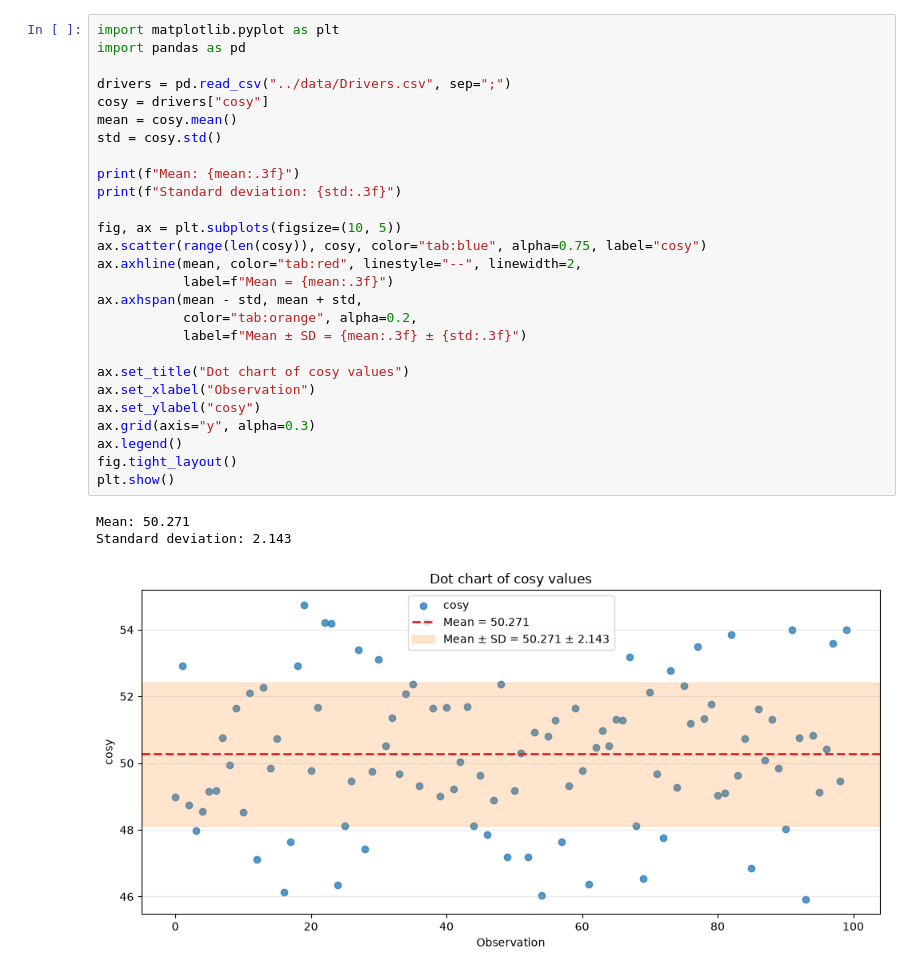
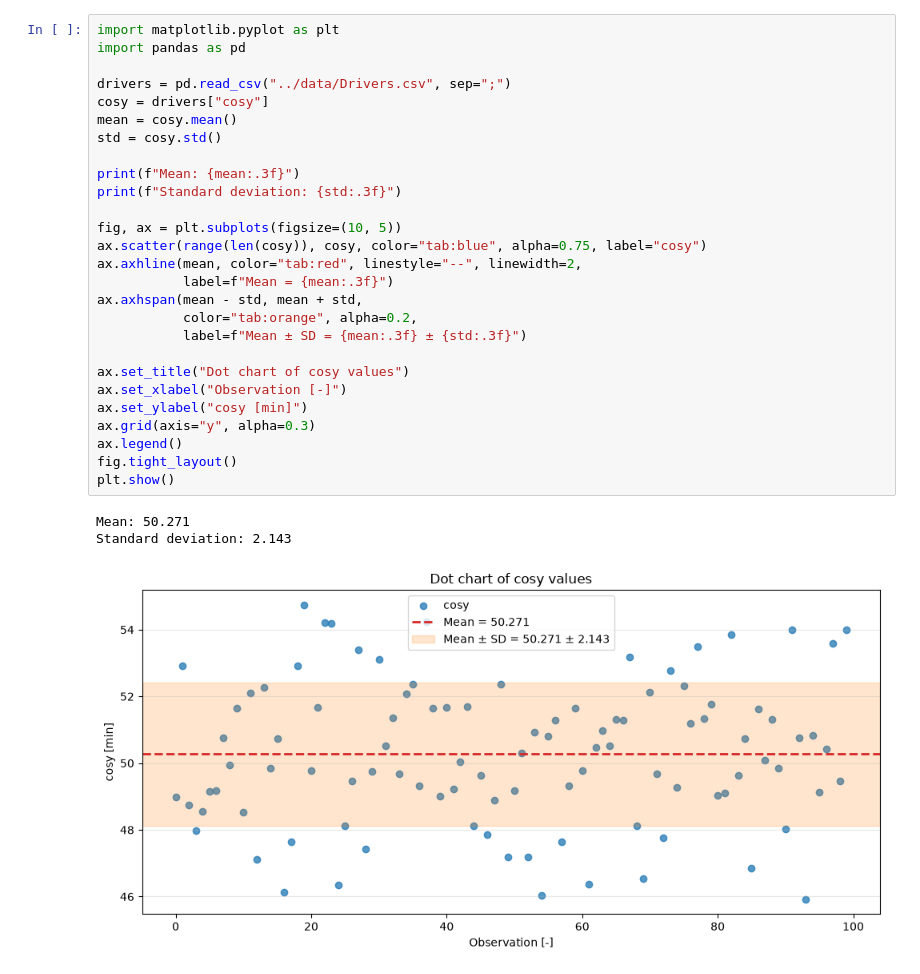
Before and after one commit to yunu5b/Exercises, a Jupyter notebook: exercise_1/exercise1.ipynb, the cells around one changed output. Saved outputs shown, nothing was run; the diff lists cells and outputs as text.

```diff
--- a/exercise_1/exercise1.ipynb
+++ b/exercise_1/exercise1.ipynb
@@ -1,31 +1,31 @@
 # %%
 import matplotlib.pyplot as plt
 import pandas as pd
 
 drivers = pd.read_csv("../data/Drivers.csv", sep=";")
 cosy = drivers["cosy"]
 mean = cosy.mean()
 std = cosy.std()
 
 print(f"Mean: {mean:.3f}")
 print(f"Standard deviation: {std:.3f}")
 
 fig, ax = plt.subplots(figsize=(10, 5))
 ax.scatter(range(len(cosy)), cosy, color="tab:blue", alpha=0.75, label="cosy")
 ax.axhline(mean, color="tab:red", linestyle="--", linewidth=2,
            label=f"Mean = {mean:.3f}")
 ax.axhspan(mean - std, mean + std,
            color="tab:orange", alpha=0.2,
            label=f"Mean ± SD = {mean:.3f} ± {std:.3f}")
 
 ax.set_title("Dot chart of cosy values")
-ax.set_xlabel("Observation")
-ax.set_ylabel("cosy")
+ax.set_xlabel("Observation [-]")
+ax.set_ylabel("cosy [min]")
 ax.grid(axis="y", alpha=0.3)
 ax.legend()
 fig.tight_layout()
 plt.show()
 # %% [output]
 Mean: 50.271
 Standard deviation: 2.143
-[figure, old version]
+[figure, new version]
```
Also changed, not shown: 4 other files.
